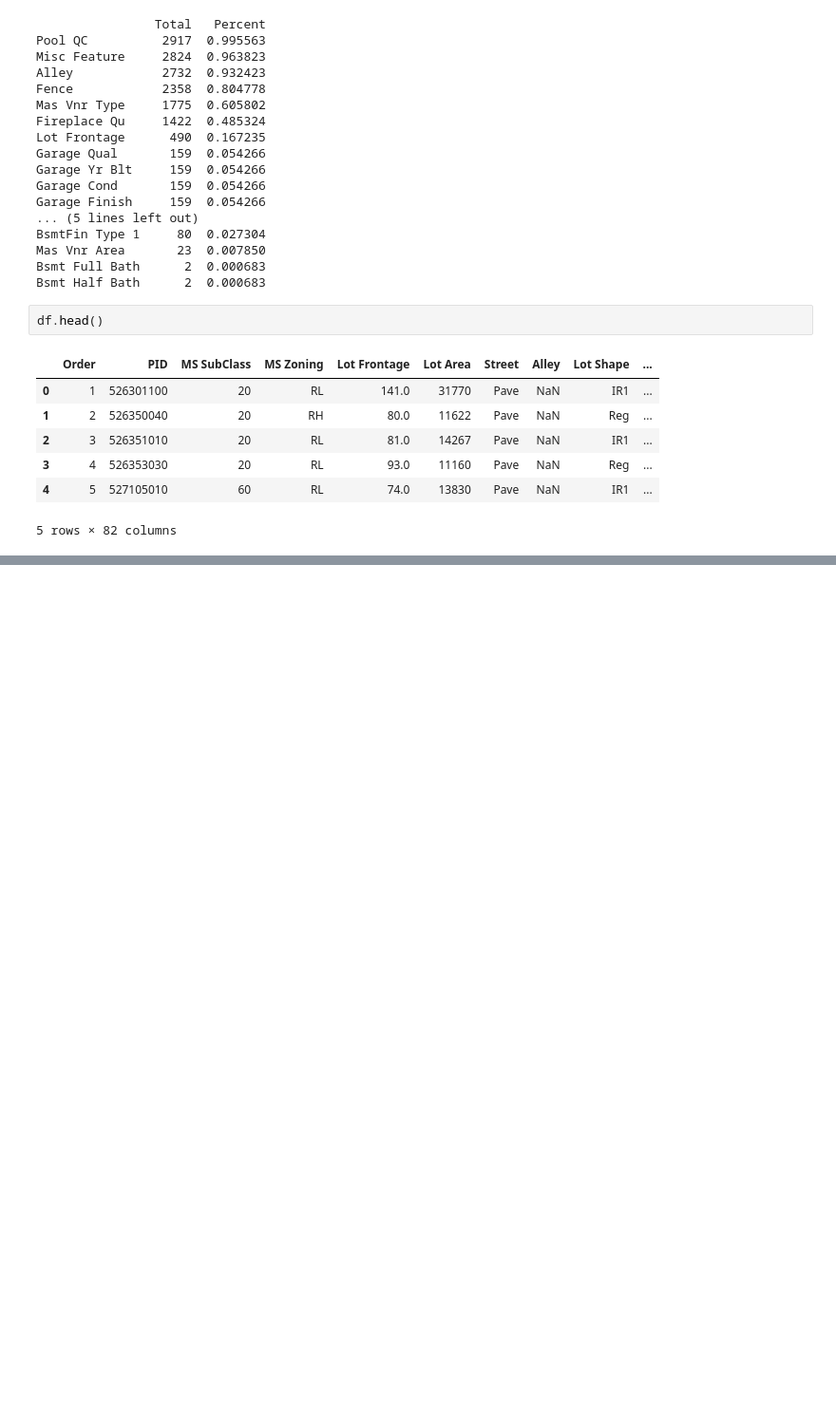
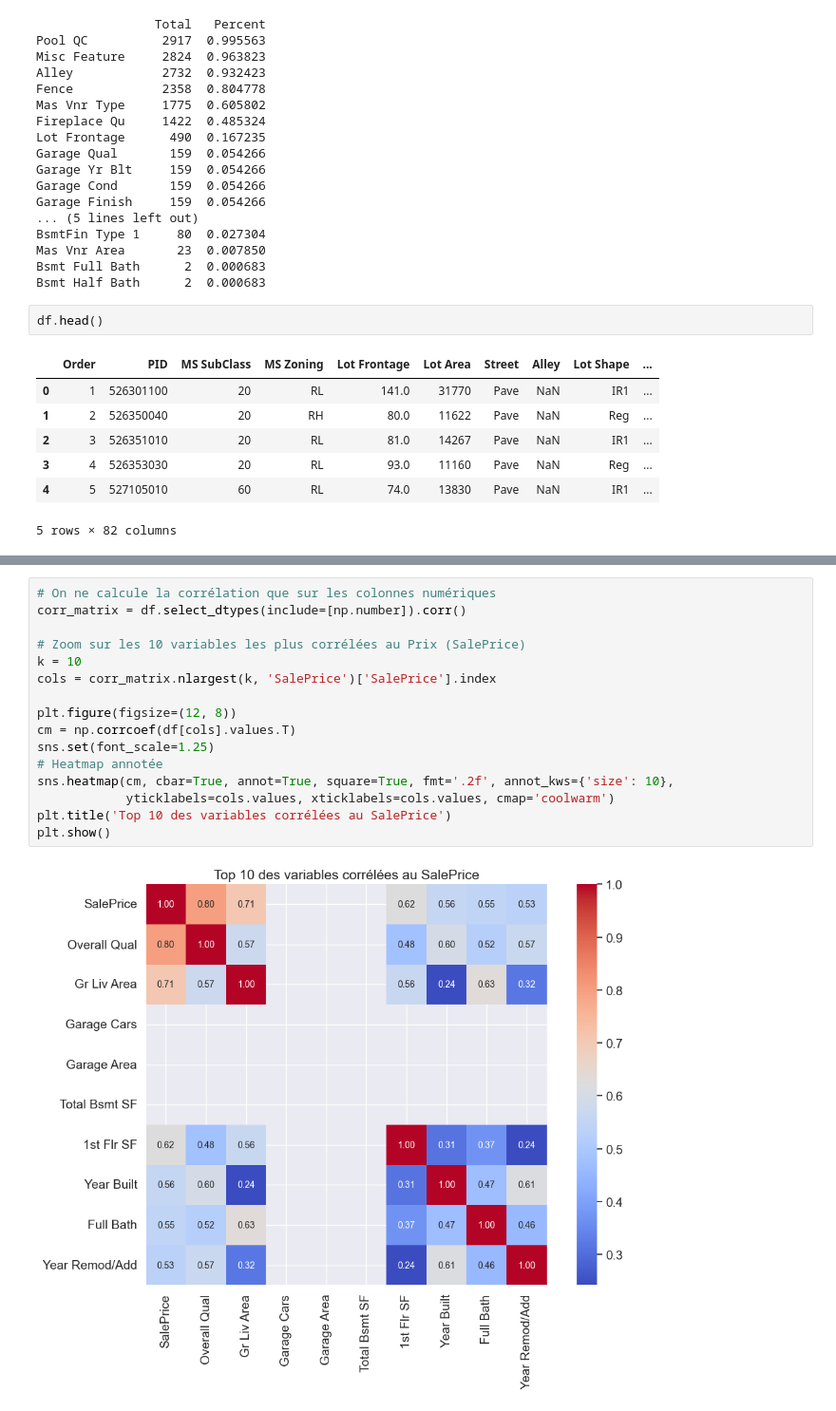
Before and after one commit to XGUNX/projet_ml, a Jupyter notebook: notebook/first_test.ipynb, the cells around one changed output, grey strips where cells are left out. Shown at 95% size. Cells and saved outputs as stored; diff of their text form; blank space fills up the shorter version.

```diff
--- a/notebook/first_test.ipynb
+++ b/notebook/first_test.ipynb
@@ -81,0 +89,18 @@ df.head()
+# %%
+# On ne calcule la corrélation que sur les colonnes numériques
+corr_matrix = df.select_dtypes(include=[np.number]).corr()
+
+# Zoom sur les 10 variables les plus corrélées au Prix (SalePrice)
+k = 10
+cols = corr_matrix.nlargest(k, 'SalePrice')['SalePrice'].index
+
+plt.figure(figsize=(12, 8))
+cm = np.corrcoef(df[cols].values.T)
+sns.set(font_scale=1.25)
+# Heatmap annotée
+sns.heatmap(cm, cbar=True, annot=True, square=True, fmt='.2f', annot_kws={'size': 10},
+            yticklabels=cols.values, xticklabels=cols.values, cmap='coolwarm')
+plt.title('Top 10 des variables corrélées au SalePrice')
+plt.show()
+# %% [output]
+[figure, added]
```
Also changed, not shown: parts of 7 cells of this notebook.
